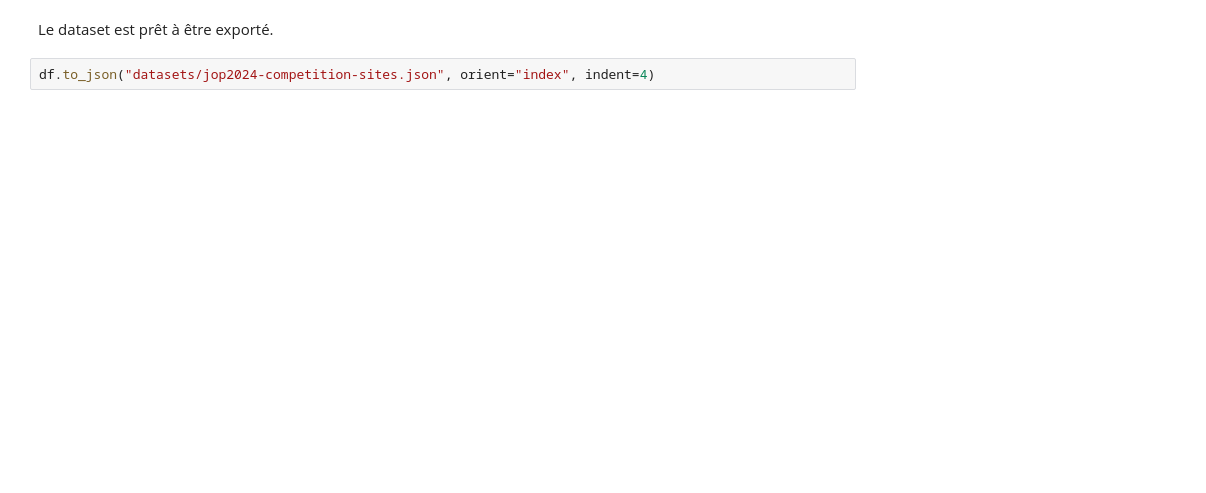
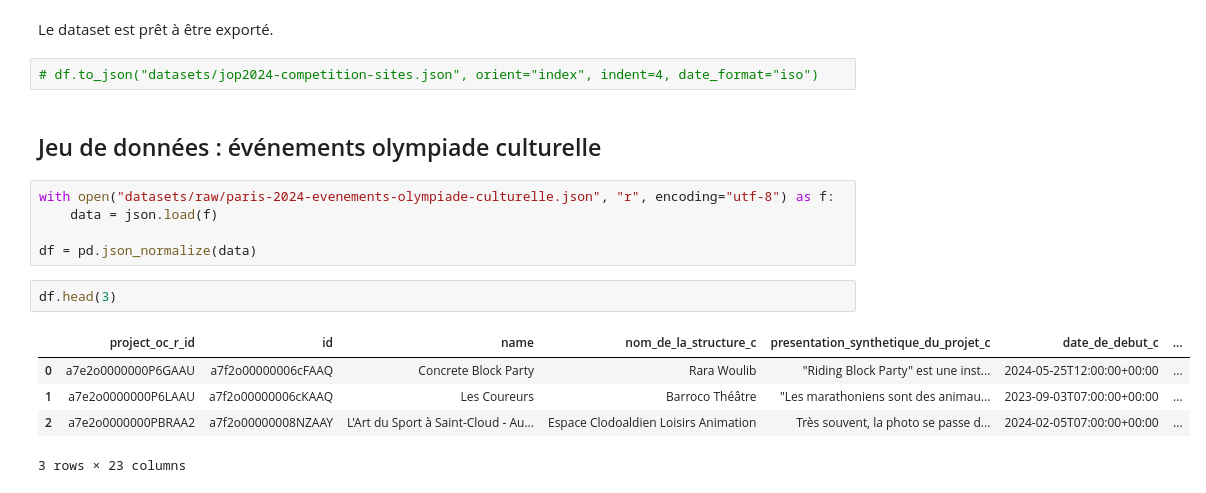
Before and after one commit to anquetos/jop2024-offre-culturelle, a Jupyter notebook: jop2024-eda-preparation.ipynb, the cells around one changed output. Saved outputs shown, nothing was run; the diff lists cells and outputs as text; blank space fills up the shorter version.

Commit message:
Added events preparation and dataset.

```diff
--- a/jop2024-eda-preparation.ipynb
+++ b/jop2024-eda-preparation.ipynb
@@ -168,4 +168,19 @@ df.sample(3)
 # %% [markdown]
 Le dataset est prêt à être exporté.
 # %%
-df.to_json("datasets/jop2024-competition-sites.json", orient="index", indent=4)
+# df.to_json("datasets/jop2024-competition-sites.json", orient="index", indent=4, date_format="iso")
+# %% [markdown]
+## Jeu de données : événements olympiade culturelle
+# %%
+with open("datasets/raw/paris-2024-evenements-olympiade-culturelle.json", "r", encoding="utf-8") as f:
+    data = json.load(f)
+
+df = pd.json_normalize(data)
+# %%
+df.head(3)
+# %% [output]
+|  | project_oc_r_id | id | name | nom_de_la_structure_c | presentation_synthetique_du_projet_c | date_de_debut_c | ... |
+| 0 | a7e2o0000000P6GAAU | a7f2o00000006cFAAQ | Concrete Block Party | Rara Woulib | "Riding Block Party" est une inst... | 2024-05-25T12:00:00+00:00 | ... |
+| 1 | a7e2o0000000P6LAAU | a7f2o00000006cKAAQ | Les Coureurs | Barroco Théâtre | "Les marathoniens sont des animau... | 2023-09-03T07:00:00+00:00 | ... |
+| 2 | a7e2o0000000PBRAA2 | a7f2o00000008NZAAY | L'Art du Sport à Saint-Cloud - Au... | Espace Clodoaldien Loisirs Animation | Très souvent, la photo se passe d... | 2024-02-05T07:00:00+00:00 | ... |
+3 rows × 23 columns
```
Also changed, not shown: parts of 32 cells of this notebook, 1 other file.
